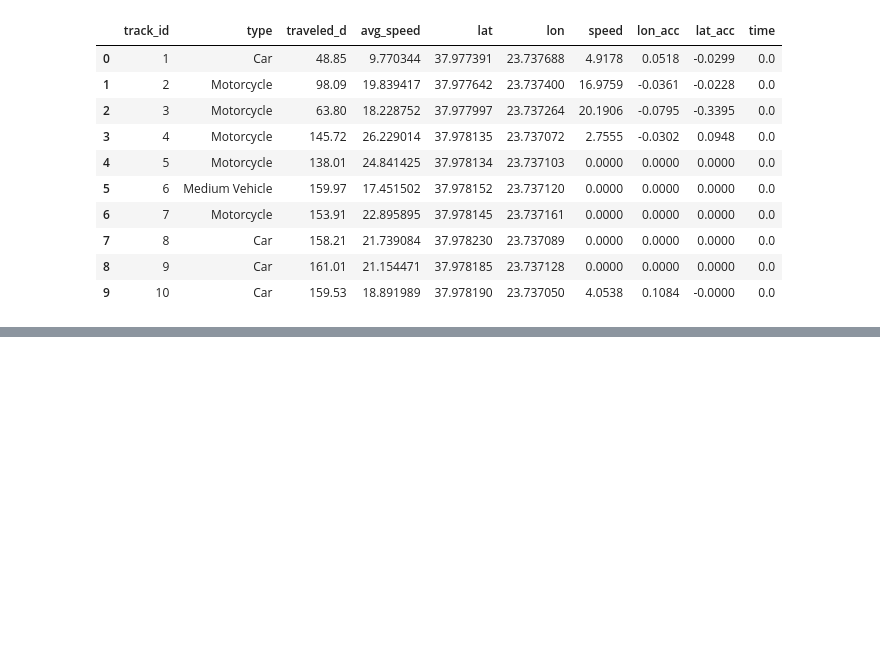
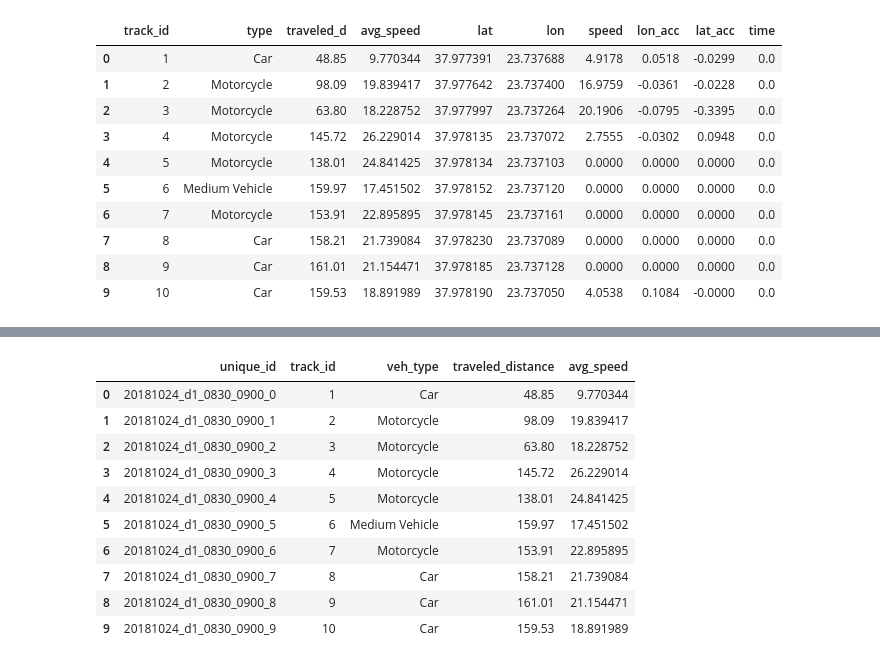
Before and after one commit to gelifatsy/Traffic-DataWareHouse-dbt-airflow, a Jupyter notebook: Notebook/raw_data.ipynb, the cells around one changed output, grey strips where cells are left out. Cells and saved outputs as stored; diff of their text form; code cells hidden in the pictures; blank space fills up the shorter version.

```diff
--- a/Notebook/raw_data.ipynb
+++ b/Notebook/raw_data.ipynb
@@ -17,0 +71,15 @@ data.head(10)
+# %%
+vehic_df = pd.read_csv('../vehicle_info.csv',index_col=False)
+vehic_df.head(10)
+# %% [output]
+|  | unique_id | track_id | veh_type | traveled_distance | avg_speed |
+| 0 | 20181024_d1_0830_0900_0 | 1 | Car | 48.85 | 9.770344 |
+| 1 | 20181024_d1_0830_0900_1 | 2 | Motorcycle | 98.09 | 19.839417 |
+| 2 | 20181024_d1_0830_0900_2 | 3 | Motorcycle | 63.80 | 18.228752 |
+| 3 | 20181024_d1_0830_0900_3 | 4 | Motorcycle | 145.72 | 26.229014 |
+| 4 | 20181024_d1_0830_0900_4 | 5 | Motorcycle | 138.01 | 24.841425 |
+| 5 | 20181024_d1_0830_0900_5 | 6 | Medium Vehicle | 159.97 | 17.451502 |
+| 6 | 20181024_d1_0830_0900_6 | 7 | Motorcycle | 153.91 | 22.895895 |
+| 7 | 20181024_d1_0830_0900_7 | 8 | Car | 158.21 | 21.739084 |
+| 8 | 20181024_d1_0830_0900_8 | 9 | Car | 161.01 | 21.154471 |
+| 9 | 20181024_d1_0830_0900_9 | 10 | Car | 159.53 | 18.891989 |
```
Also changed, not shown: parts of 6 cells of this notebook.
